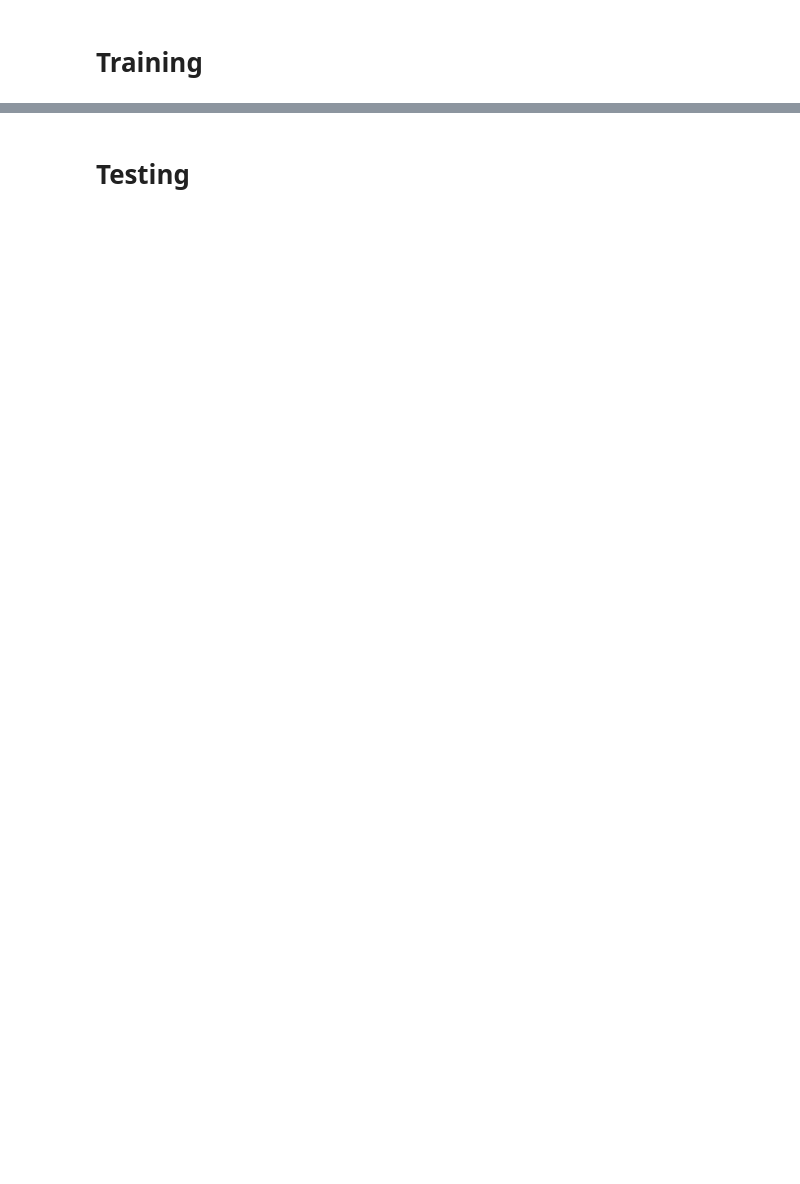
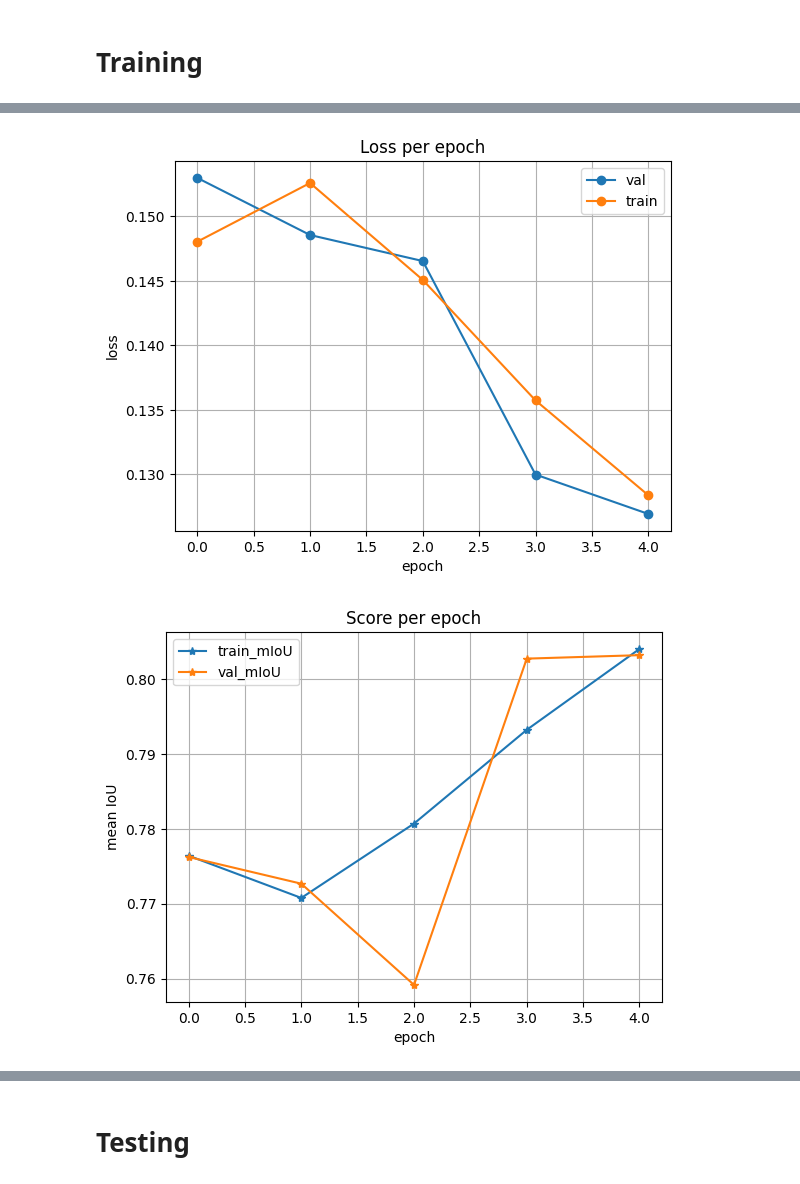
Before and after one commit to lamld203844/Biomedical-Segmentation, a Jupyter notebook: baseline-model.ipynb, the cells around one changed output, grey strips where cells are left out. Drawn from its saved outputs; the diff is of its cells as text; code cells hidden in the pictures; blank space fills up the shorter version.

```diff
--- a/baseline-model.ipynb
+++ b/baseline-model.ipynb
@@ -172,9 +172,11 @@ torch.Size([128, 128]), tensor([0, 1])
 # %% [markdown]
 #### Instantiate dataloaders
 # %%
-train_loader = DataLoader(dataset=train_set, batch_size=8, shuffle=True)
-val_loader = DataLoader(dataset=train_set, batch_size=4, shuffle=True)
-test_loader = DataLoader(dataset=train_set, batch_size=1, shuffle=True)
+b_sz = 8
+
+train_loader = DataLoader(dataset=train_set, batch_size=b_sz, shuffle=True)
+val_loader = DataLoader(dataset=train_set, batch_size=b_sz, shuffle=True)
+test_loader = DataLoader(dataset=train_set, batch_size=b_sz, shuffle=True)
 # %% [markdown]
 #### Test dataloaders
 # %%
@@ -349,0 +408,11 @@ Validation Loss: 0.16354427685340245
+# %%
+max_lr = 1e-3
+epoch = 5
+weight_decay = 1e-4
+
+criterion = nn.CrossEntropyLoss()
+optimizer = torch.optim.AdamW(model.parameters(), lr=max_lr, weight_decay=weight_decay)
+sched = torch.optim.lr_scheduler.OneCycleLR(optimizer, max_lr, epochs=epoch,
+                                            steps_per_epoch=len(train_loader))
+
+history = fit(epoch, model, train_loader, val_loader, criterion, optimizer, sched)
@@ -349,0 +432,31 @@ Validation Loss: 0.16354427685340245
+# %%
+def plot_loss(history):
+    plt.plot(history['val_loss'], label='val', marker='o')
+    plt.plot( history['train_loss'], label='train', marker='o')
+    plt.title('Loss per epoch'); plt.ylabel('loss');
+    plt.xlabel('epoch')
+    plt.legend(), plt.grid()
+    plt.show()
+
+def plot_score(history):
+    plt.plot(history['train_miou'], label='train_mIoU', marker='*')
+    plt.plot(history['val_miou'], label='val_mIoU',  marker='*')
+    plt.title('Score per epoch'); plt.ylabel('mean IoU')
+    plt.xlabel('epoch')
+    plt.legend(), plt.grid()
+    plt.show()
+
+def plot_acc(history):
+    plt.plot(history['train_acc'], label='train_accuracy', marker='*')
+    plt.plot(history['val_acc'], label='val_accuracy',  marker='*')
+    plt.title('Accuracy per epoch'); plt.ylabel('Accuracy')
+    plt.xlabel('epoch')
+    plt.legend(), plt.grid()
+    plt.show()
+
+plot_loss(history)
+plot_score(history)
+plot_acc(history)
+# %% [output]
+[figure, added]
+[figure, added]
```
Also changed, not shown: parts of 9 cells of this notebook.
